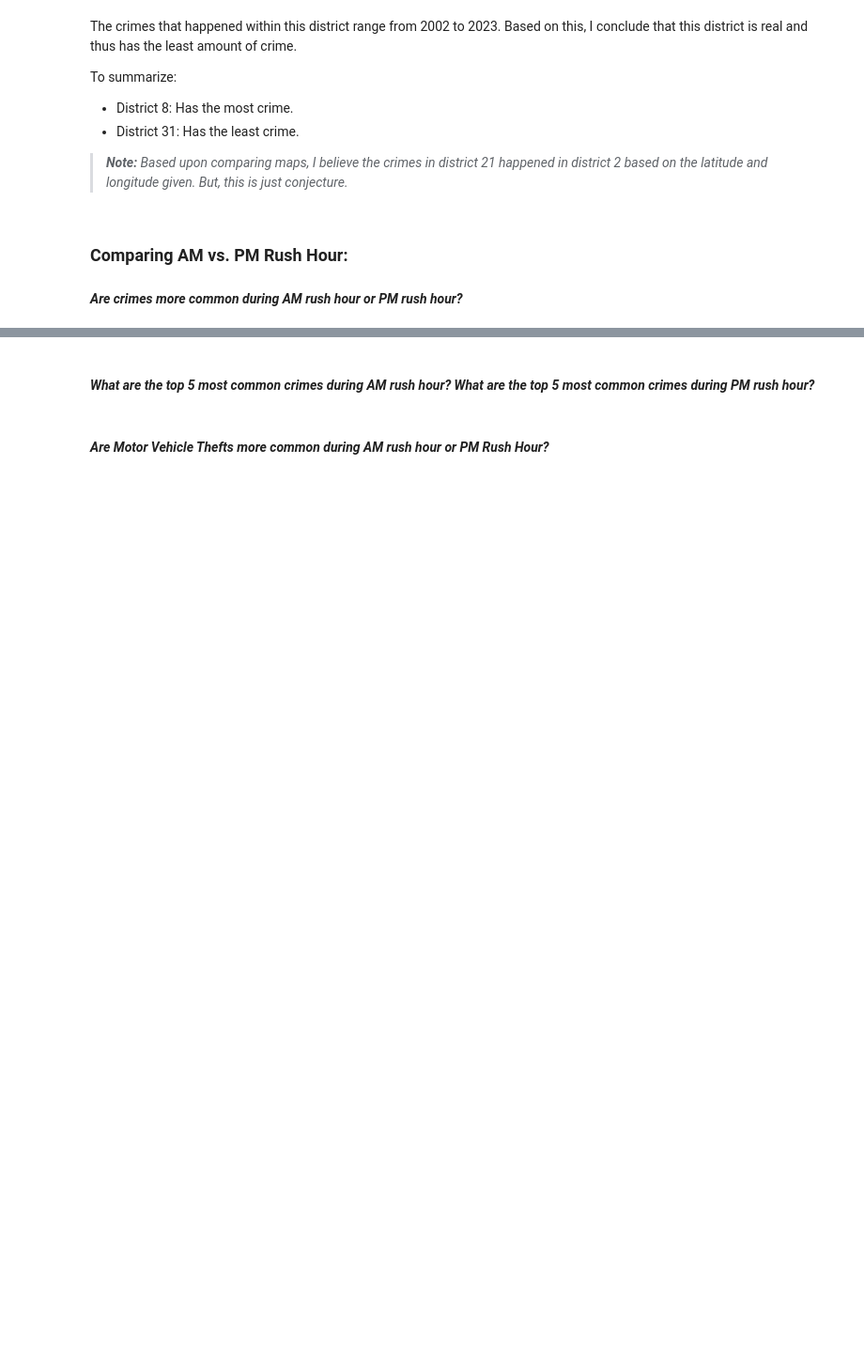
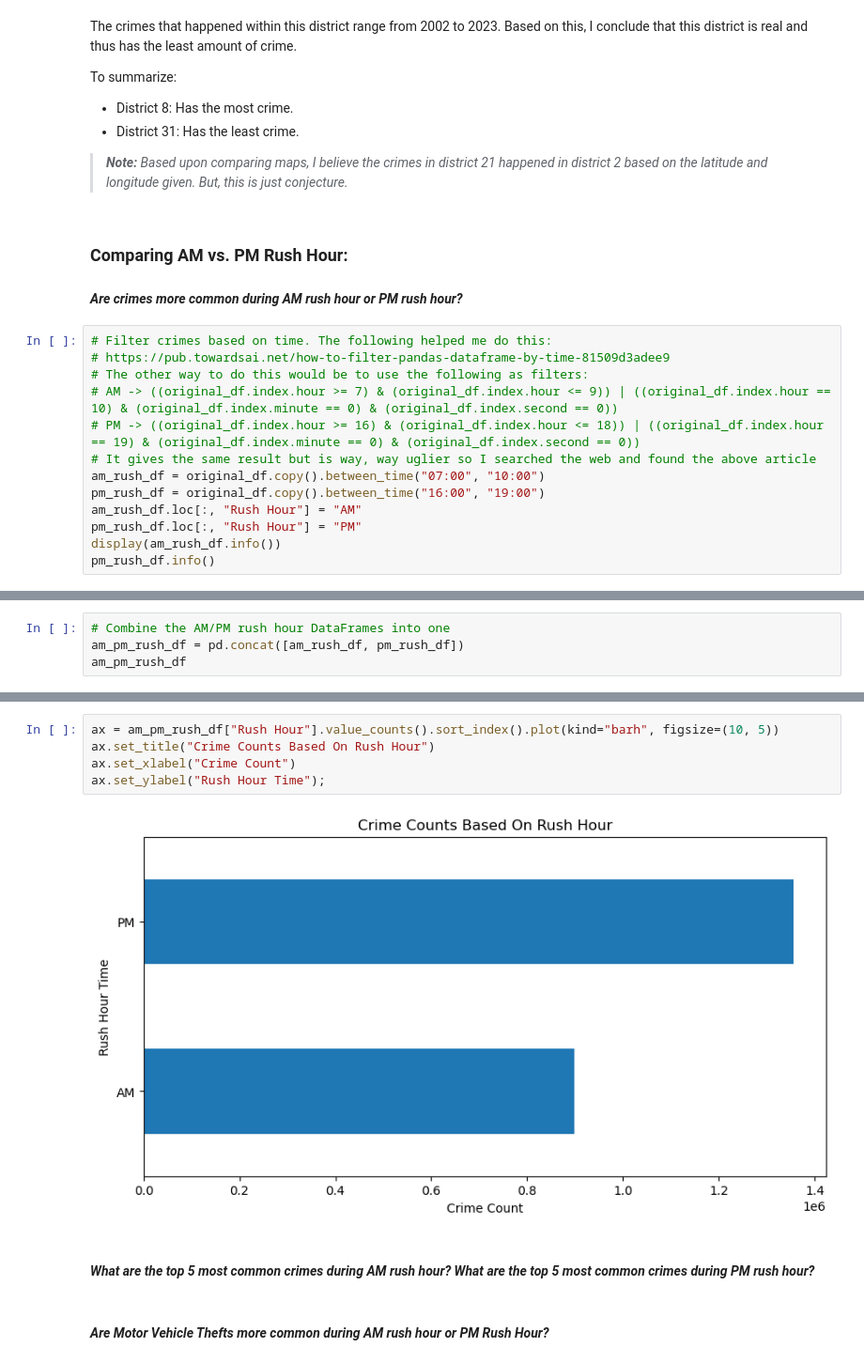
Before and after one commit to john-a-dixon/chicago-crime-time-series, a Jupyter notebook: chicago-crime-time-series.ipynb, the cells around one changed output, grey strips where cells are left out. Shown: that part at 94% size. Saved outputs shown, nothing was run; the diff lists cells and outputs as text; blank space fills up the shorter version.

```diff
--- a/chicago-crime-time-series.ipynb
+++ b/chicago-crime-time-series.ipynb
@@ -95,3 +105,16 @@ To summarize:
 ### **Comparing AM vs. PM Rush Hour:**
 
 #### _Are crimes more common during AM rush hour or PM rush hour?_
+# %%
+# Filter crimes based on time. The following helped me do this:
+# https://pub.towardsai.net/how-to-filter-pandas-dataframe-by-time-81509d3adee9
+# The other way to do this would be to use the following as filters:
+# AM -> ((original_df.index.hour >= 7) & (original_df.index.hour <= 9)) | ((original_df.index.hour == 10) & (original_df.index.minute == 0) & (original_df.index.second == 0))
+# PM -> ((original_df.index.hour >= 16) & (original_df.index.hour <= 18)) | ((original_df.index.hour == 19) & (original_df.index.minute == 0) & (original_df.index.second == 0))
+# It gives the same result but is way, way uglier so I searched the web and found the above article
+am_rush_df = original_df.copy().between_time("07:00", "10:00")
+pm_rush_df = original_df.copy().between_time("16:00", "19:00")
+am_rush_df.loc[:, "Rush Hour"] = "AM"
+pm_rush_df.loc[:, "Rush Hour"] = "PM"
+display(am_rush_df.info())
+pm_rush_df.info()
@@ -97,0 +163,4 @@ To summarize:
+# %%
+# Combine the AM/PM rush hour DataFrames into one
+am_pm_rush_df = pd.concat([am_rush_df, pm_rush_df])
+am_pm_rush_df
@@ -98,3 +182,10 @@ To summarize:
+# %%
+ax = am_pm_rush_df["Rush Hour"].value_counts().sort_index().plot(kind="barh", figsize=(10, 5))
+ax.set_title("Crime Counts Based On Rush Hour")
+ax.set_xlabel("Crime Count")
+ax.set_ylabel("Rush Hour Time");
+# %% [output]
+[figure, added]
 # %% [markdown]
 #### _What are the top 5 most common crimes during AM rush hour? What are the top 5 most common crimes during PM rush hour?_
 # %% [markdown]
```
Also changed, not shown: parts of 6 cells of this notebook.
